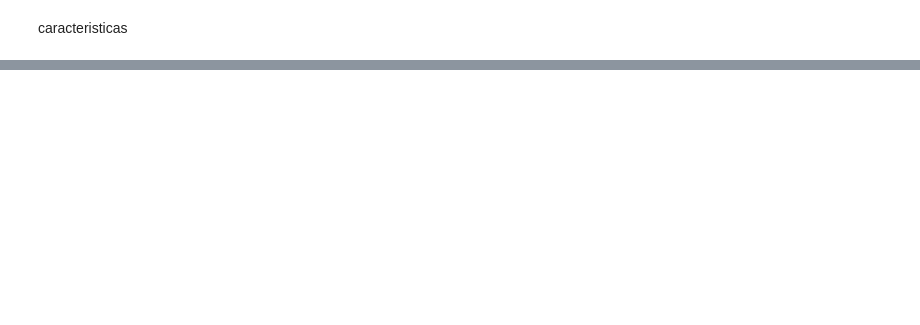
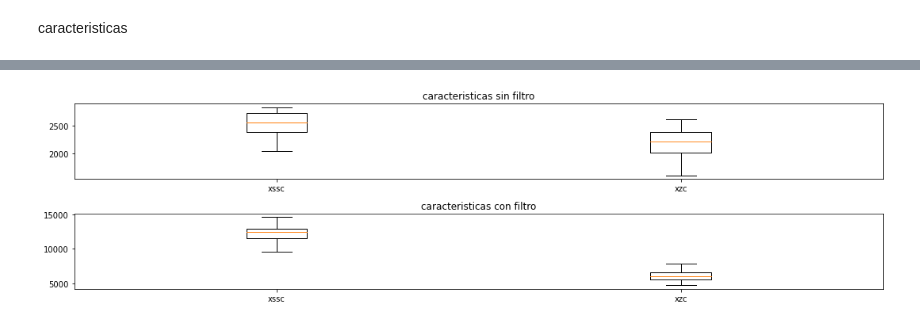
Before and after one commit to MateoOyuelaR19/LAB-BIOSE-ALES, a Jupyter notebook: Proyecto/Seguimiento_1_y_4/seguimiento_4.ipynb, the cells around one changed output, grey strips where cells are left out. Saved outputs shown, nothing was run; the diff lists cells and outputs as text; code cells hidden in the pictures; blank space fills up the shorter version.

```diff
--- a/Proyecto/Seguimiento_1_y_4/seguimiento_4.ipynb
+++ b/Proyecto/Seguimiento_1_y_4/seguimiento_4.ipynb
@@ -112,0 +212,17 @@ mov1[6].shape
+# %%
+#calculo de caracteristicas promediadas por canales para cada sujeto (y movimiento)
+#se ignora mov0 porque es un movimiento sin definir? -> revisar descripcion dataset
+caracs1_filt=[]
+caracs2_filt=[]
+caracs3_filt=[]
+caracs4_filt=[]
+caracs5_filt=[]
+caracs6_filt=[]
+for i in range(len(mov1)):
+    caracs1_filt.append(np.mean(caracteristicas(mov1_filt[i]),axis=0))
+    caracs2_filt.append(np.mean(caracteristicas(mov2_filt[i]),axis=0))
+    caracs3_filt.append(np.mean(caracteristicas(mov3_filt[i]),axis=0))
+    caracs4_filt.append(np.mean(caracteristicas(mov4_filt[i]),axis=0))
+    caracs5_filt.append(np.mean(caracteristicas(mov5_filt[i]),axis=0))
+    caracs6_filt.append(np.mean(caracteristicas(mov6_filt[i]),axis=0))
+#orden : [xrms,xvar,xmav,xmavs,xssc,xwl,xzc] (columnas)
@@ -112,0 +231,26 @@ mov1[6].shape
+# %%
+caracs1=np.array(caracs1)
+caracs1_filt=np.array(caracs1_filt)
+caracs2=np.array(caracs2)
+caracs2_filt=np.array(caracs2_filt)
+caracs3=np.array(caracs3)
+caracs3_filt=np.array(caracs3_filt)
+caracs4=np.array(caracs4)
+caracs4_filt=np.array(caracs4_filt)
+caracs5=np.array(caracs5)
+caracs5_filt=np.array(caracs5_filt)
+caracs6=np.array(caracs6)
+caracs6_filt=np.array(caracs6_filt)
+# %%
+plt.figure(figsize=(15,4))
+plt.subplot(211)
+plt.boxplot((caracs1[:,4],caracs1[:,6]),showfliers=False)
+plt.xticks([1,2],['xssc','xzc'])
+plt.title('caracteristicas sin filtro')
+plt.subplot(212)
+plt.boxplot((caracs1_filt[:,4],caracs1_filt[:,6]),showfliers=False)
+plt.xticks([1,2],['xssc','xzc'])
+plt.title('caracteristicas con filtro')
+plt.tight_layout()
+# %% [output]
+[figure, added]
```
Also changed, not shown: parts of 27 cells of this notebook.
